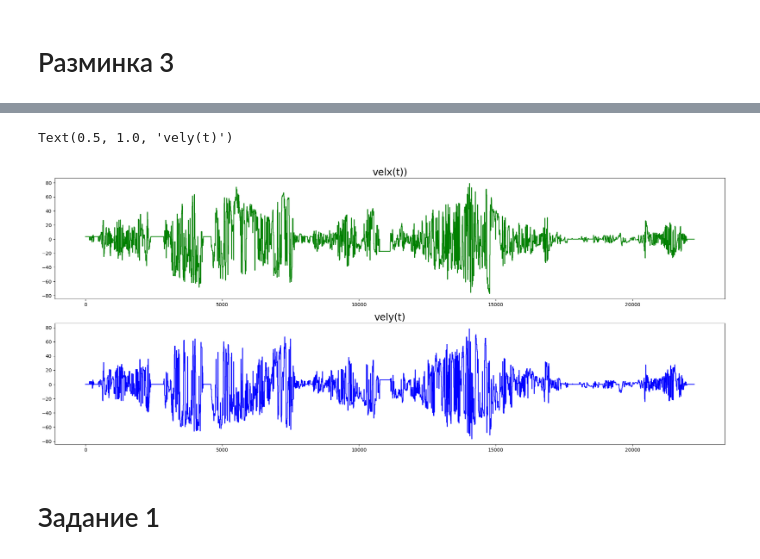
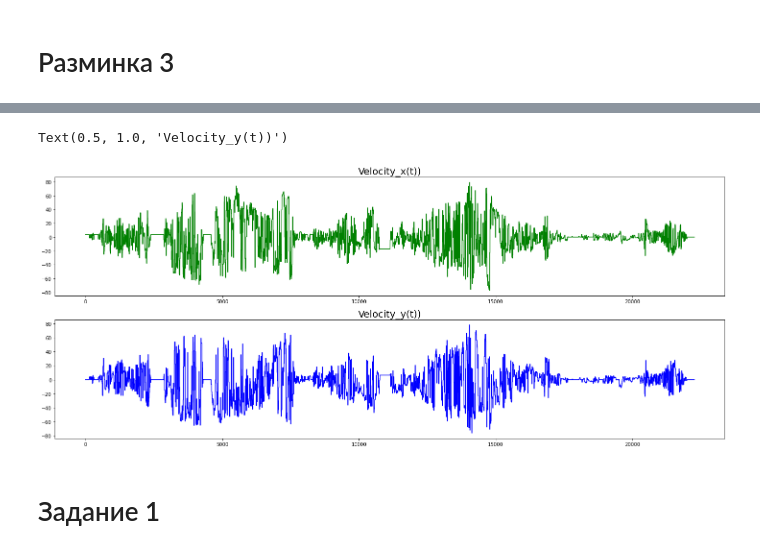
Before and after one commit to 1mm0rTaLzzz/SNAR_HW3_Kalman, a Jupyter notebook: HW3Kalman.ipynb, the cells around one changed output, grey strips where cells are left out. Saved outputs shown, nothing was run; the diff lists cells and outputs as text; code cells hidden in the pictures.

```diff
--- a/HW3Kalman.ipynb
+++ b/HW3Kalman.ipynb
@@ -140,21 +141,21 @@ for i in range(len(speed_GPS)):
 # %%
 #глабольно вообще ничего не дает,
 #но вероятно если умножать скорость на время, то можно получить карту, если строить v(t) напрвленно
 
 f=plt.figure()
 f.set_figwidth(25)
 f.set_figheight(10)
 
 plt.subplot(211)
 plt.plot([i for i in range(len(time_GPS[:22261]))], velx,'g')
-plt.title('velx(t))',fontsize=20)
+plt.title('Velocity_x(t))',fontsize=20)
 
 plt.subplot(212)
 plt.plot([i for i in range(len(time_GPS[:22261]))],vely,'b')
-plt.title('vely(t)', fontsize=20)
+plt.title('Velocity_y(t))',fontsize=20)
 # %% [output]
-Text(0.5, 1.0, 'vely(t)')
+Text(0.5, 1.0, 'Velocity_y(t))')
-[figure, old version]
+[figure, new version]
 # %% [markdown]
 # Задание 1
 # %%
```
Also changed, not shown: parts of 13 cells of this notebook.
